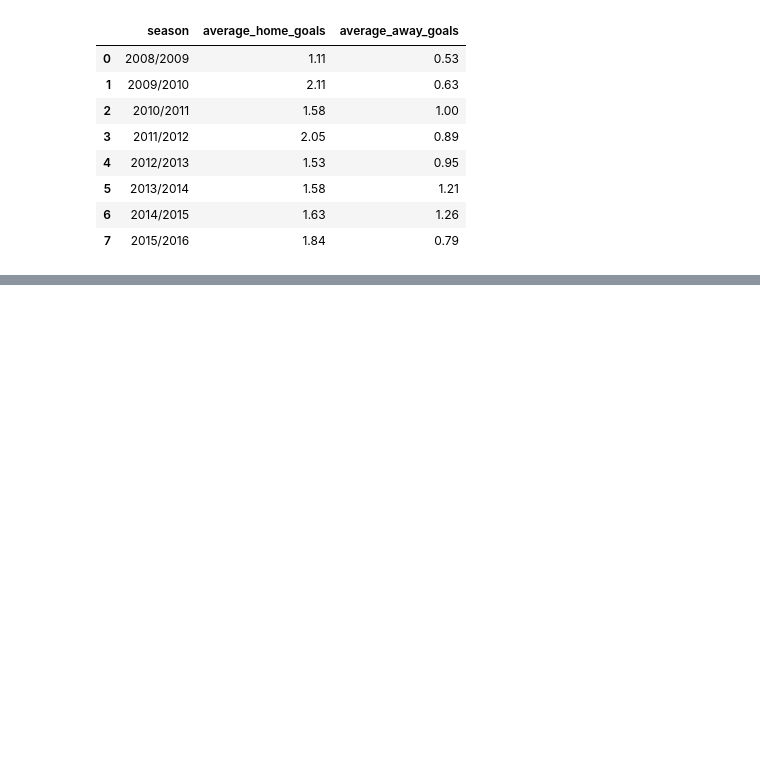
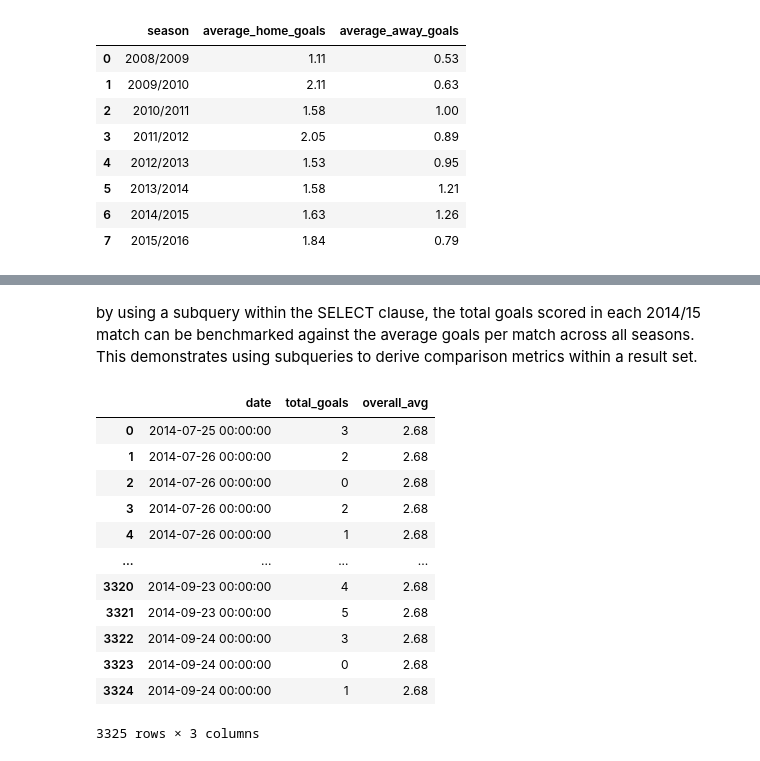
Before and after one commit to ram-polisetti/DataScience, a Jupyter notebook: sql-data-analysis-european-soccer-league.ipynb, the cells around one changed output, grey strips where cells are left out. Saved outputs shown, nothing was run; the diff lists cells and outputs as text; code cells hidden in the pictures; blank space fills up the shorter version.

```diff
--- a/sql-data-analysis-european-soccer-league.ipynb
+++ b/sql-data-analysis-european-soccer-league.ipynb
@@ -312,0 +509,28 @@ AvgGoalsBySeason
+# %% [markdown]
+by using a subquery within the SELECT clause, the total goals scored in each 2014/15 match can be benchmarked against the average goals per match across all seasons. This demonstrates using subqueries to derive comparison metrics within a result set.
+# %%
+TotalGoalsVAvG = pd.read_sql("""
+SELECT
+date,
+(m.home_team_goal + m.away_team_goal) AS total_goals,
+(SELECT ROUND(AVG(m.home_team_goal + m.away_team_goal),2)
+FROM match AS m
+WHERE season = '2014/2015') AS overall_avg
+FROM match m
+WHERE m.season = '2014/2015'
+    ;""", conn)
+TotalGoalsVAvG
+# %% [output]
+|  | date | total_goals | overall_avg |
+| 0 | 2014-07-25 00:00:00 | 3 | 2.68 |
+| 1 | 2014-07-26 00:00:00 | 2 | 2.68 |
+| 2 | 2014-07-26 00:00:00 | 0 | 2.68 |
+| 3 | 2014-07-26 00:00:00 | 2 | 2.68 |
+| 4 | 2014-07-26 00:00:00 | 1 | 2.68 |
+| ... | ... | ... | ... |
+| 3320 | 2014-09-23 00:00:00 | 4 | 2.68 |
+| 3321 | 2014-09-23 00:00:00 | 5 | 2.68 |
+| 3322 | 2014-09-24 00:00:00 | 3 | 2.68 |
+| 3323 | 2014-09-24 00:00:00 | 0 | 2.68 |
+| 3324 | 2014-09-24 00:00:00 | 1 | 2.68 |
+3325 rows × 3 columns
```
Also changed, not shown: parts of 23 cells of this notebook.
